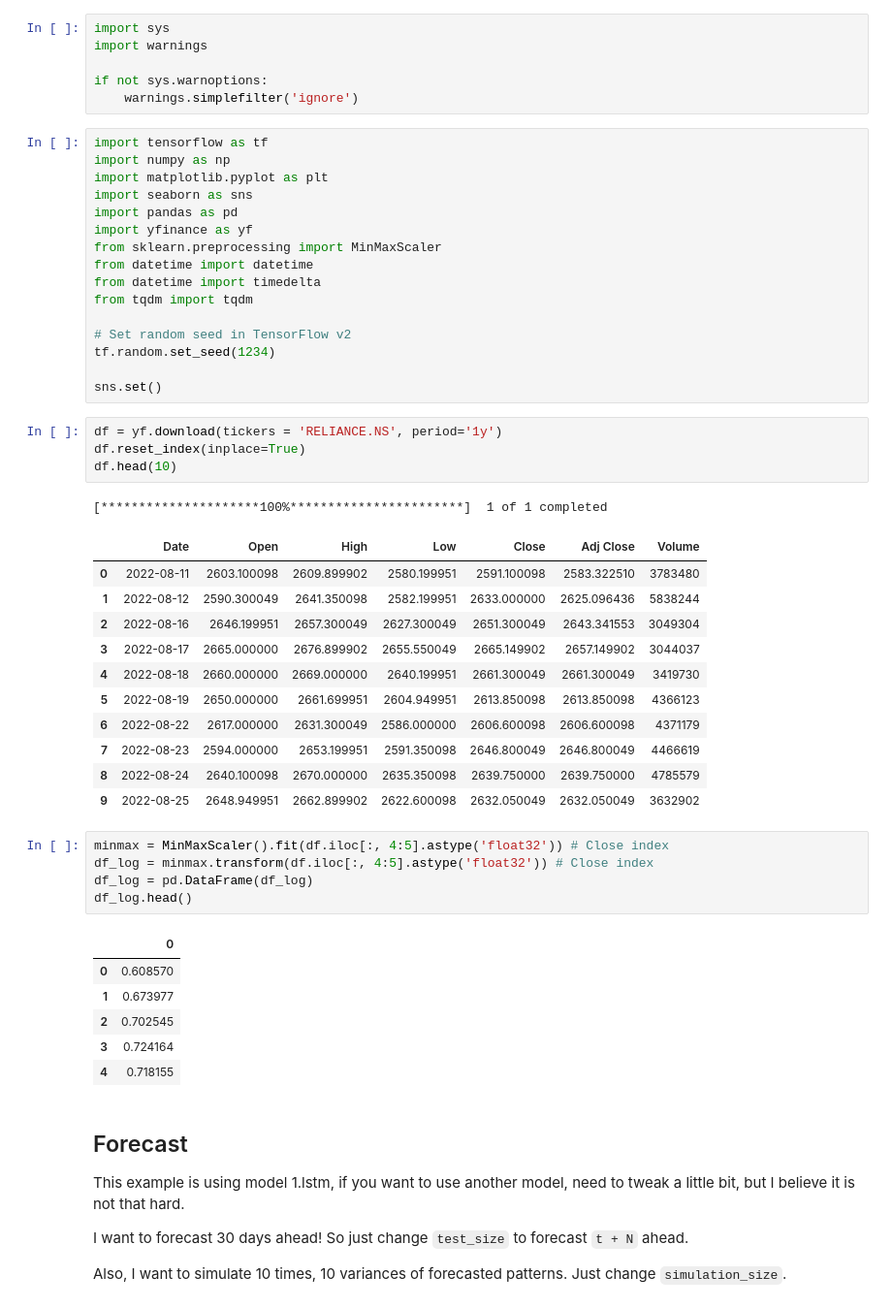
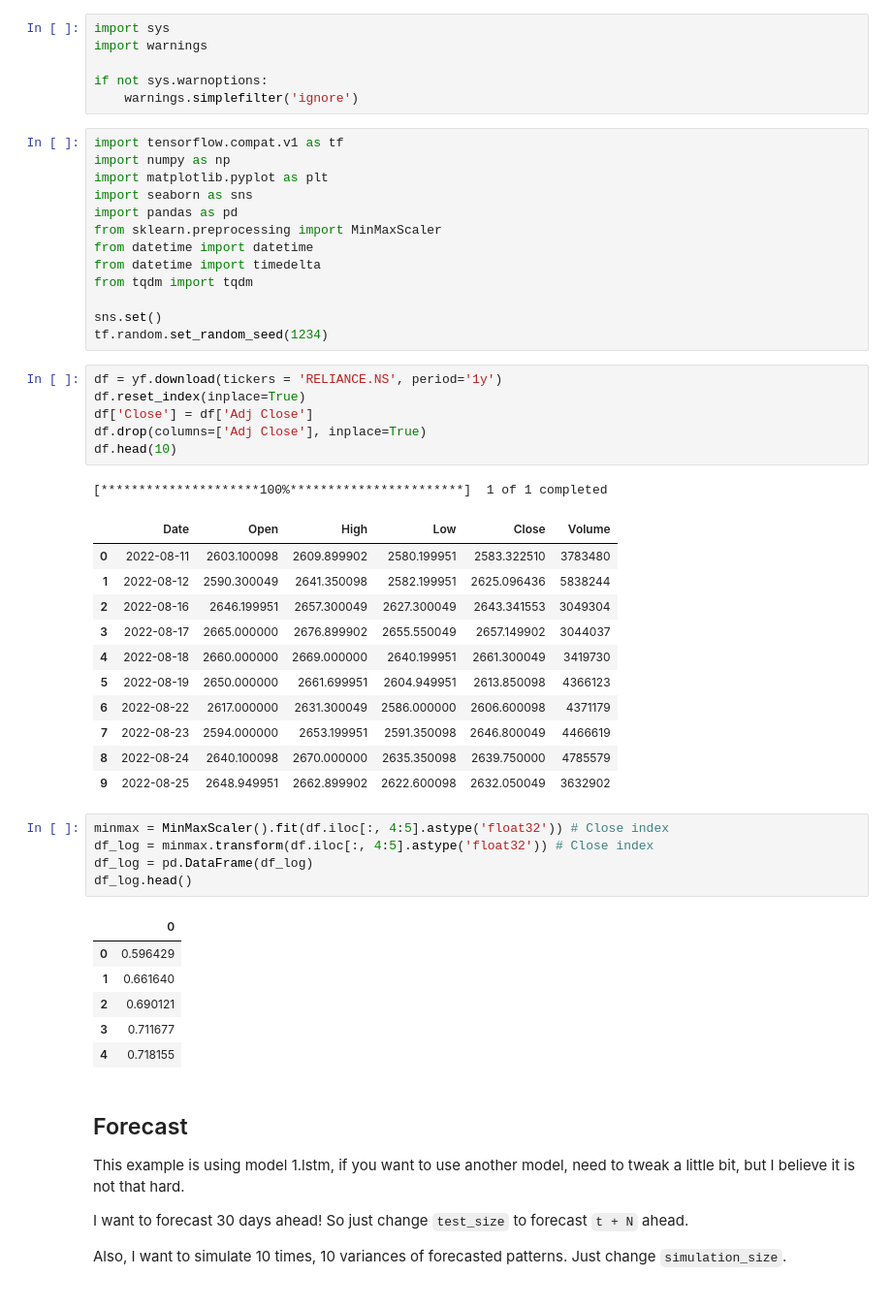
Before and after one commit to ranaparth/Stock-Prediction-Models, a Jupyter notebook: deep-learning/how-to-forecast.ipynb, the cells around one changed output. Shown at 97% size. Cells and saved outputs as stored; diff of their text form.

```diff
--- a/deep-learning/how-to-forecast.ipynb
+++ b/deep-learning/how-to-forecast.ipynb
@@ -5,38 +5,37 @@ import warnings
 if not sys.warnoptions:
     warnings.simplefilter('ignore')
 # %%
-import tensorflow as tf
+import tensorflow.compat.v1 as tf
 import numpy as np
 import matplotlib.pyplot as plt
 import seaborn as sns
 import pandas as pd
-import yfinance as yf
 from sklearn.preprocessing import MinMaxScaler
 from datetime import datetime
 from datetime import timedelta
 from tqdm import tqdm
 
-# Set random seed in TensorFlow v2
-tf.random.set_seed(1234)
-
 sns.set()
+tf.random.set_random_seed(1234)
 # %%
 df = yf.download(tickers = 'RELIANCE.NS', period='1y')
 df.reset_index(inplace=True)
+df['Close'] = df['Adj Close']
+df.drop(columns=['Adj Close'], inplace=True)
 df.head(10)
 # %% [output]
 [*********************100%***********************]  1 of 1 completed
-|  | Date | Open | High | Low | Close | Adj Close | Volume |
-| 0 | 2022-08-11 | 2603.100098 | 2609.899902 | 2580.199951 | 2591.100098 | 2583.322510 | 3783480 |
-| 1 | 2022-08-12 | 2590.300049 | 2641.350098 | 2582.199951 | 2633.000000 | 2625.096436 | 5838244 |
-| 2 | 2022-08-16 | 2646.199951 | 2657.300049 | 2627.300049 | 2651.300049 | 2643.341553 | 3049304 |
-| 3 | 2022-08-17 | 2665.000000 | 2676.899902 | 2655.550049 | 2665.149902 | 2657.149902 | 3044037 |
-| 4 | 2022-08-18 | 2660.000000 | 2669.000000 | 2640.199951 | 2661.300049 | 2661.300049 | 3419730 |
-| 5 | 2022-08-19 | 2650.000000 | 2661.699951 | 2604.949951 | 2613.850098 | 2613.850098 | 4366123 |
-| 6 | 2022-08-22 | 2617.000000 | 2631.300049 | 2586.000000 | 2606.600098 | 2606.600098 | 4371179 |
-| 7 | 2022-08-23 | 2594.000000 | 2653.199951 | 2591.350098 | 2646.800049 | 2646.800049 | 4466619 |
-| 8 | 2022-08-24 | 2640.100098 | 2670.000000 | 2635.350098 | 2639.750000 | 2639.750000 | 4785579 |
-| 9 | 2022-08-25 | 2648.949951 | 2662.899902 | 2622.600098 | 2632.050049 | 2632.050049 | 3632902 |
+|  | Date | Open | High | Low | Close | Volume |
+| 0 | 2022-08-11 | 2603.100098 | 2609.899902 | 2580.199951 | 2583.322510 | 3783480 |
+| 1 | 2022-08-12 | 2590.300049 | 2641.350098 | 2582.199951 | 2625.096436 | 5838244 |
+| 2 | 2022-08-16 | 2646.199951 | 2657.300049 | 2627.300049 | 2643.341553 | 3049304 |
+| 3 | 2022-08-17 | 2665.000000 | 2676.899902 | 2655.550049 | 2657.149902 | 3044037 |
+| 4 | 2022-08-18 | 2660.000000 | 2669.000000 | 2640.199951 | 2661.300049 | 3419730 |
+| 5 | 2022-08-19 | 2650.000000 | 2661.699951 | 2604.949951 | 2613.850098 | 4366123 |
+| 6 | 2022-08-22 | 2617.000000 | 2631.300049 | 2586.000000 | 2606.600098 | 4371179 |
+| 7 | 2022-08-23 | 2594.000000 | 2653.199951 | 2591.350098 | 2646.800049 | 4466619 |
+| 8 | 2022-08-24 | 2640.100098 | 2670.000000 | 2635.350098 | 2639.750000 | 4785579 |
+| 9 | 2022-08-25 | 2648.949951 | 2662.899902 | 2622.600098 | 2632.050049 | 3632902 |
 # %%
 minmax = MinMaxScaler().fit(df.iloc[:, 4:5].astype('float32')) # Close index
 df_log = minmax.transform(df.iloc[:, 4:5].astype('float32')) # Close index
@@ -44,10 +43,10 @@ df_log = pd.DataFrame(df_log)
 df_log.head()
 # %% [output]
 |  | 0 |
-| 0 | 0.608570 |
-| 1 | 0.673977 |
-| 2 | 0.702545 |
-| 3 | 0.724164 |
+| 0 | 0.596429 |
+| 1 | 0.661640 |
+| 2 | 0.690121 |
+| 3 | 0.711677 |
 | 4 | 0.718155 |
 # %% [markdown]
 ## Forecast
```
Also changed, not shown: parts of 4 cells of this notebook.
